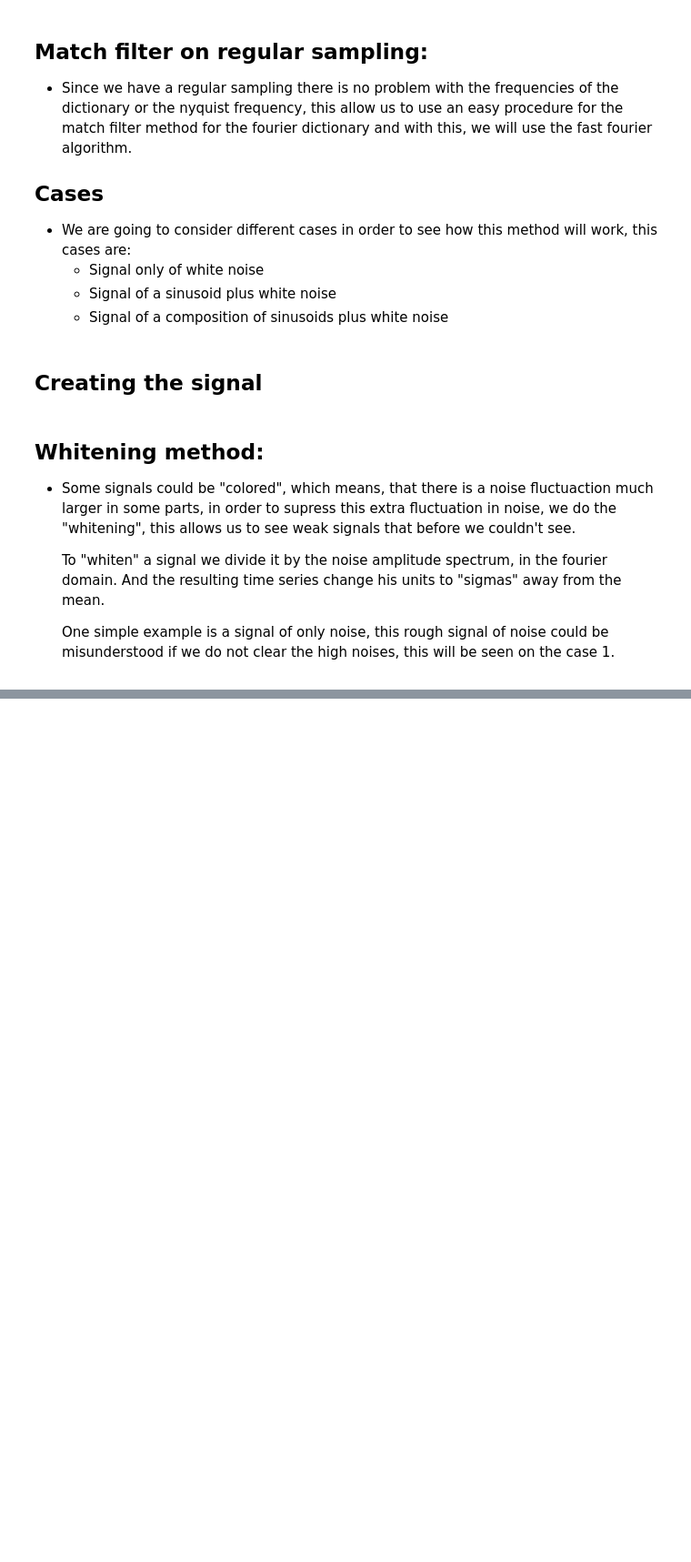
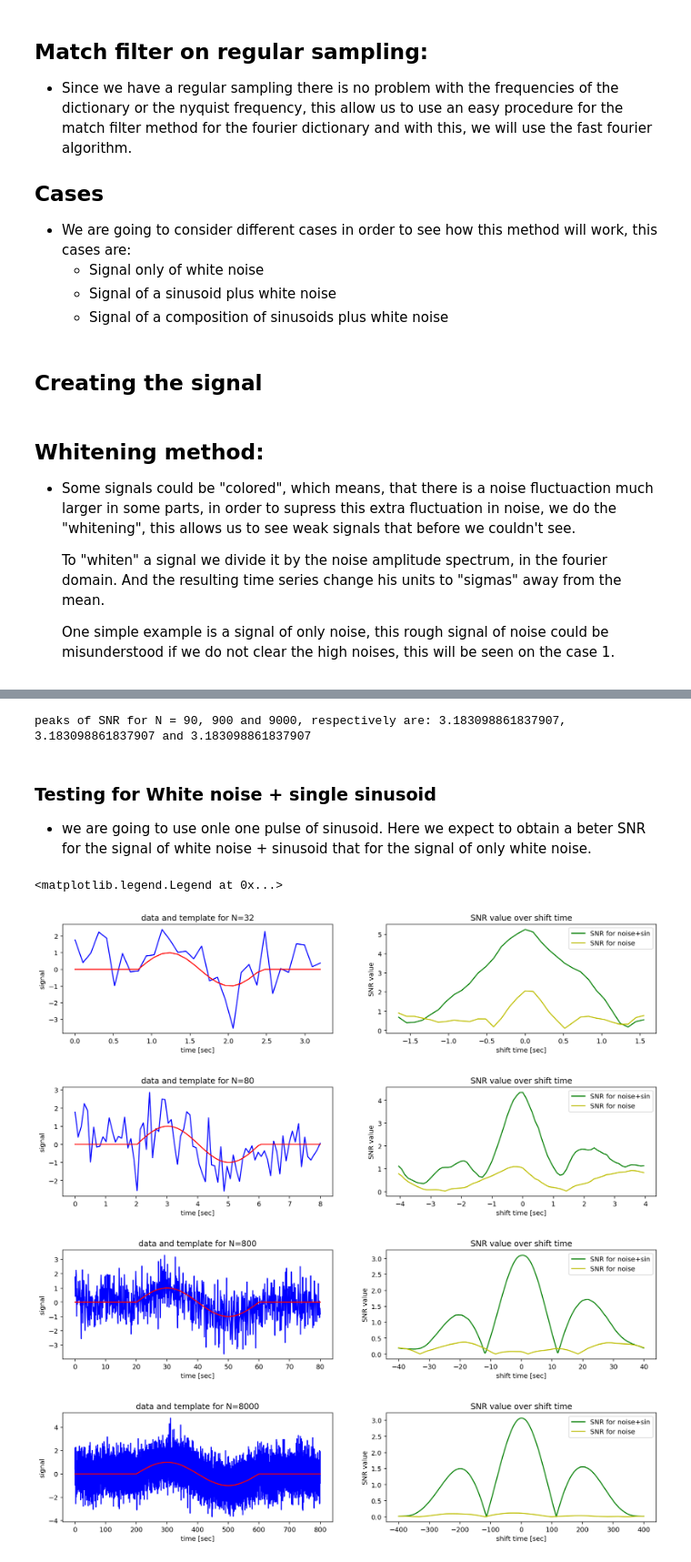
Before and after one commit to frmunozz/IrregularMatchedFilter, a Jupyter notebook: RegularSampling.ipynb, the cells around one changed output, grey strips where cells are left out. Shown at 91% size. Saved outputs shown, nothing was run; the diff lists cells and outputs as text; code cells hidden in the pictures; blank space fills up the shorter version.

```diff
--- a/RegularSampling.ipynb
+++ b/RegularSampling.ipynb
@@ -478,0 +174,55 @@ the low frequency is: 2.486111111111111
+# %%
+print("peaks of SNR for N = 90, 900 and 9000, respectively are: {}, {} and {}".format(np.max(snr31),
+                                                                                              np.max(snr32),
+                                                                                              np.max(snr33)))
+# %% [output]
+peaks of SNR for N = 90, 900 and 9000, respectively are: 3.183098861837907, 3.183098861837907 and 3.183098861837907
+# %% [markdown]
+### Testing for White noise + single sinusoid
+* we are going to use onle one pulse of sinusoid. Here we expect to obtain a beter SNR for the signal of white noise + sinusoid that for the signal of only white noise.
+# %%
+fig0, axis0 = plt.subplots(1, 2, figsize=(16, 3))
+N = 32
+data01, times = data_noisy(N, dt=dt)
+template = get_template(times, [2 / (N * dt)], [1])
+data02 = data01 + template
+snr02 = match(data02, template, dt, shift=True, axis=axis0, label="SNR for noise+sin")
+snr01 = match(data01, template, dt, shift=True, do_plot=False)
+axis0[1].plot(times - times[int(len(times)/2)], snr01, 'y', label="SNR for noise")
+plt.legend()
+
+fig, axis = plt.subplots(1, 2, figsize=(16, 3))
+N = 80
+data11, times = data_noisy(N, dt=dt)
+template = get_template(times, [2 / (N * dt)], [1])
+data12 = data11 + template
+snr12 = match(data12, template, dt, shift=True, axis=axis, label="SNR for noise+sin")
+snr11 = match(data11, template, dt, shift=True, do_plot=False)
+axis[1].plot(times - times[int(len(times)/2)], snr11, 'y', label="SNR for noise")
+plt.legend()
+
+fig2, axis2 = plt.subplots(1, 2, figsize=(16, 3))
+N = 800
+data11, times = data_noisy(N, dt=dt)
+template = get_template(times, [2 / (N * dt)], [1])
+data12 = data11 + template
+snr12 = match(data12, template, dt, shift=True, axis=axis2, label="SNR for noise+sin")
+snr11 = match(data11, template, dt, shift=True, do_plot=False)
+axis2[1].plot(times - times[int(len(times)/2)], snr11, 'y', label="SNR for noise")
+plt.legend()
+
+fig2, axis3 = plt.subplots(1, 2, figsize=(16, 3))
+N = 8000
+data11, times = data_noisy(N, dt=dt)
+template = get_template(times, [2 / (N * dt)], [1])
+data12 = data11 + template
+snr12 = match(data12, template, dt, shift=True, axis=axis3, label="SNR for noise+sin")
+snr11 = match(data11, template, dt, shift=True, do_plot=False)
+axis3[1].plot(times - times[int(len(times)/2)], snr11, 'y', label="SNR for noise")
+plt.legend()
+# %% [output]
+<matplotlib.legend.Legend at 0x...>
+[figure, added]
+[figure, added]
+[figure, added]
+[figure, added]
```
Also changed, not shown: parts of 31 cells of this notebook, 8 other files.
